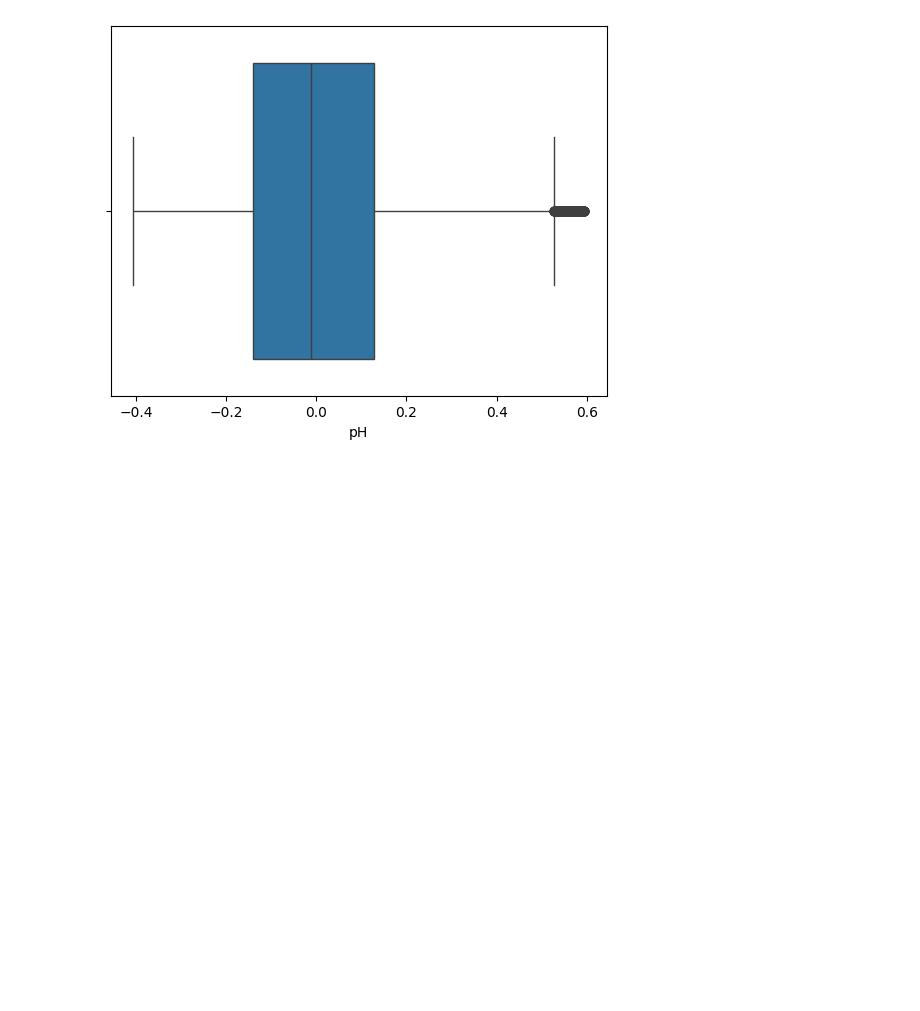
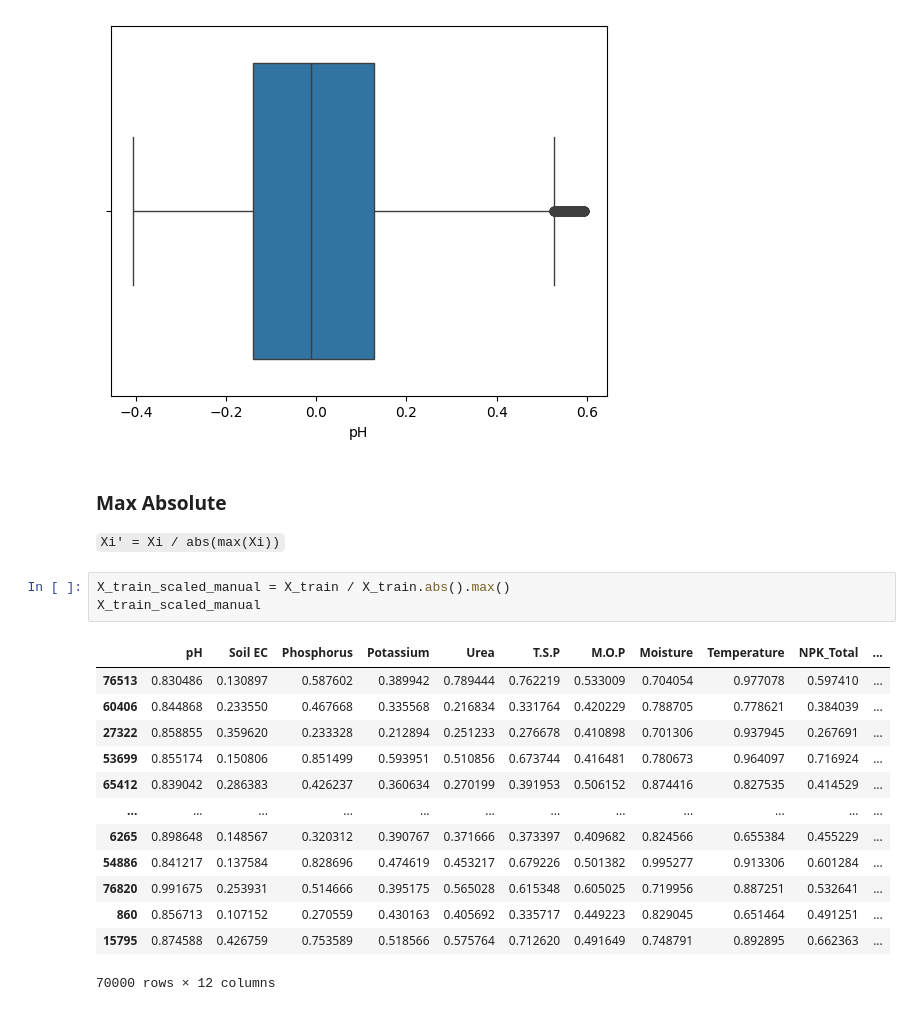
Before and after one commit to KryptoVader/DataScience_Journey, a Jupyter notebook: Analysis/Day2.ipynb, the cells around one changed output. Saved outputs shown, nothing was run; the diff lists cells and outputs as text; blank space fills up the shorter version.

```diff
--- a/Analysis/Day2.ipynb
+++ b/Analysis/Day2.ipynb
@@ -505,3 +505,24 @@ sns.boxplot(data = X_train_scaled_manual, x = 'pH')
 plt.show()
 # %% [output]
 [figure]
+# %% [markdown]
+### Max Absolute
+
+` Xi' = Xi / abs(max(Xi)) `
+# %%
+X_train_scaled_manual = X_train / X_train.abs().max()
+X_train_scaled_manual
+# %% [output]
+|  | pH | Soil EC | Phosphorus | Potassium | Urea | T.S.P | M.O.P | Moisture | Temperature | NPK_Total | ... |
+| 76513 | 0.830486 | 0.130897 | 0.587602 | 0.389942 | 0.789444 | 0.762219 | 0.533009 | 0.704054 | 0.977078 | 0.597410 | ... |
+| 60406 | 0.844868 | 0.233550 | 0.467668 | 0.335568 | 0.216834 | 0.331764 | 0.420229 | 0.788705 | 0.778621 | 0.384039 | ... |
+| 27322 | 0.858855 | 0.359620 | 0.233328 | 0.212894 | 0.251233 | 0.276678 | 0.410898 | 0.701306 | 0.937945 | 0.267691 | ... |
+| 53699 | 0.855174 | 0.150806 | 0.851499 | 0.593951 | 0.510856 | 0.673744 | 0.416481 | 0.780673 | 0.964097 | 0.716924 | ... |
+| 65412 | 0.839042 | 0.286383 | 0.426237 | 0.360634 | 0.270199 | 0.391953 | 0.506152 | 0.874416 | 0.827535 | 0.414529 | ... |
+| ... | ... | ... | ... | ... | ... | ... | ... | ... | ... | ... | ... |
+| 6265 | 0.898648 | 0.148567 | 0.320312 | 0.390767 | 0.371666 | 0.373397 | 0.409682 | 0.824566 | 0.655384 | 0.455229 | ... |
+| 54886 | 0.841217 | 0.137584 | 0.828696 | 0.474619 | 0.453217 | 0.679226 | 0.501382 | 0.995277 | 0.913306 | 0.601284 | ... |
+| 76820 | 0.991675 | 0.253931 | 0.514666 | 0.395175 | 0.565028 | 0.615348 | 0.605025 | 0.719956 | 0.887251 | 0.532641 | ... |
+| 860 | 0.856713 | 0.107152 | 0.270559 | 0.430163 | 0.405692 | 0.335717 | 0.449223 | 0.829045 | 0.651464 | 0.491251 | ... |
+| 15795 | 0.874588 | 0.426759 | 0.753589 | 0.518566 | 0.575764 | 0.712620 | 0.491649 | 0.748791 | 0.892895 | 0.662363 | ... |
+70000 rows × 12 columns
```
Also changed, not shown: parts of 3 cells of this notebook.
